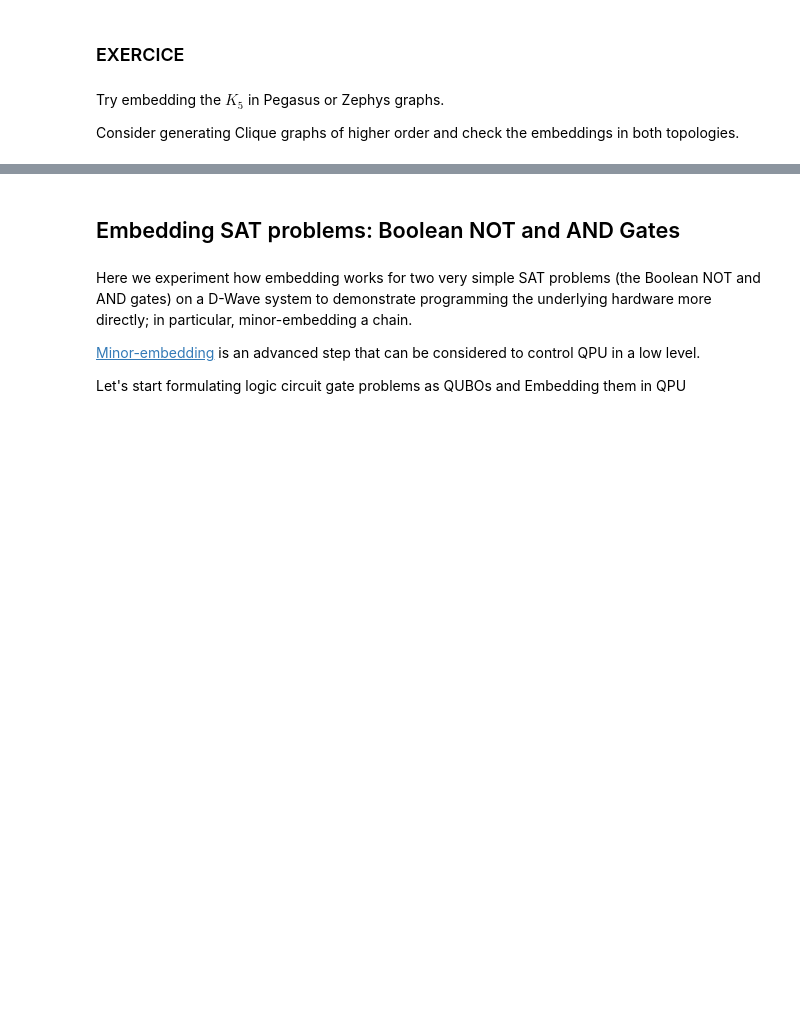
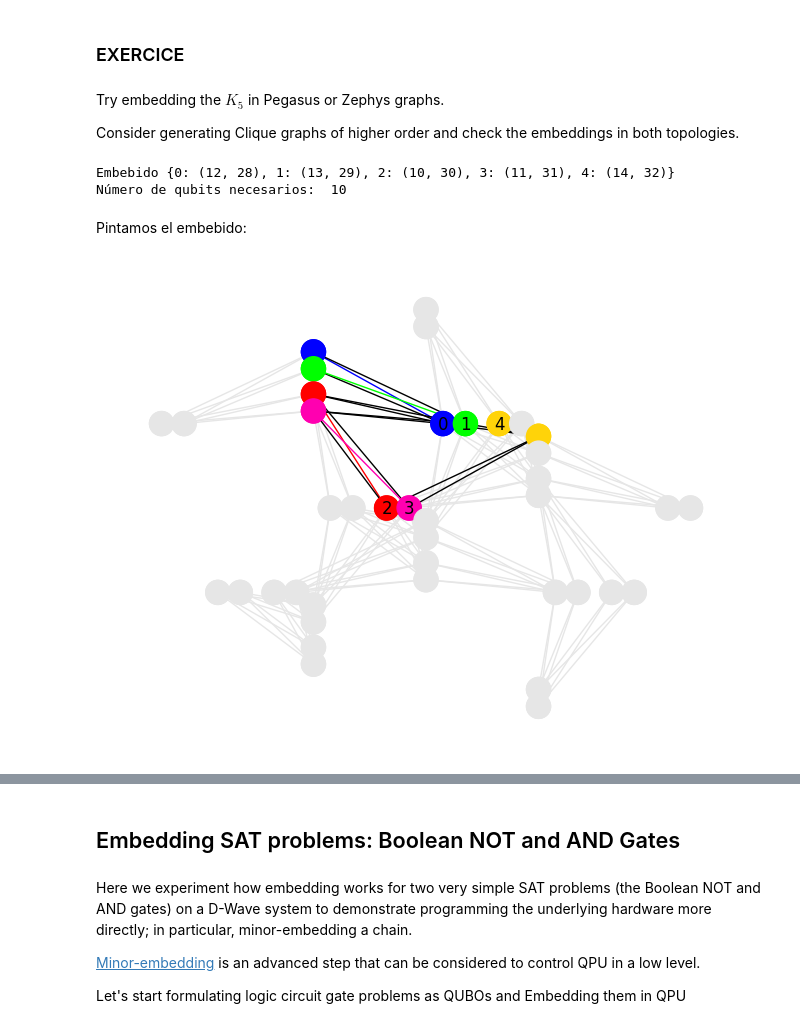
Before and after one commit to Mariomc10/MP-D-Wave, a Jupyter notebook: Cuadernillos/07_Minor_embedding.ipynb, the cells around one changed output, grey strips where cells are left out. Saved outputs shown, nothing was run; the diff lists cells and outputs as text; code cells hidden in the pictures; blank space fills up the shorter version.

```diff
--- a/Cuadernillos/07_Minor_embedding.ipynb
+++ b/Cuadernillos/07_Minor_embedding.ipynb
@@ -179,0 +158,18 @@ Consider generating Clique graphs of higher order and check the embeddings in bo
+# %%
+# Pegasus
+
+# Embebemos el grafo K5
+C_pegasusK5 = dnx.pegasus_graph(2) # Creamos un P2
+embedding_pegasusK5 = busclique.find_clique_embedding(5, C_pegasusK5)
+
+print('Embebido',embedding_pegasusK5)
+print('Número de qubits necesarios: ', sum([len(k) for k in embedding_pegasusK5.values()]))
+# %% [output]
+Embebido {0: (12, 28), 1: (13, 29), 2: (10, 30), 3: (11, 31), 4: (14, 32)}
+Número de qubits necesarios:  10
+# %% [markdown]
+Pintamos el embebido:
+# %%
+dnx.draw_pegasus_embedding(C_pegasusK5,embedding_pegasusK5, show_labels=True)
+# %% [output]
+[figure, added]
```
Also changed, not shown: parts of 19 cells of this notebook, 1 other file.
